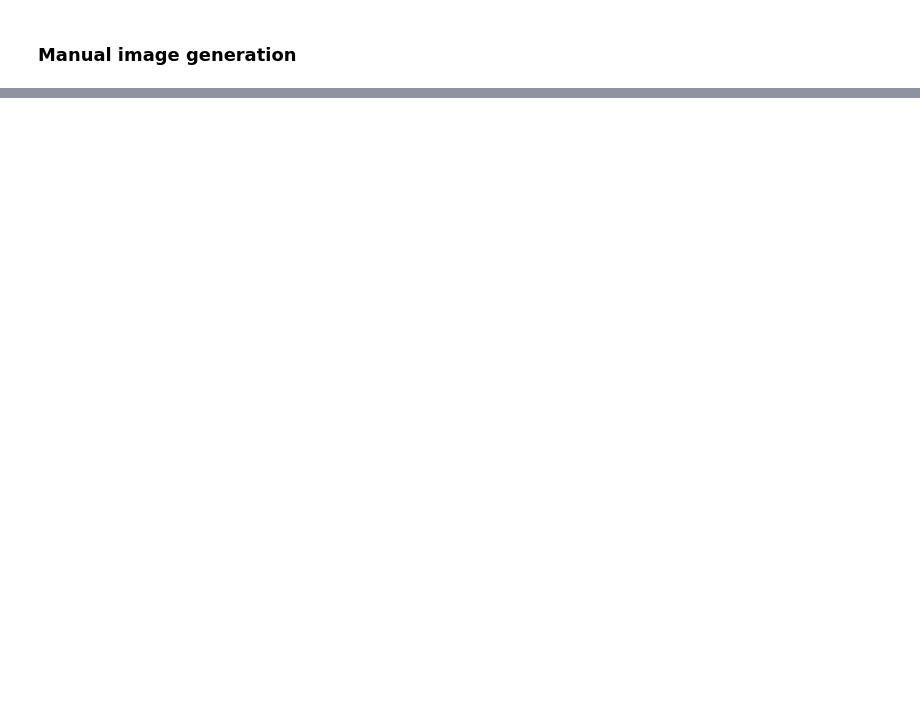
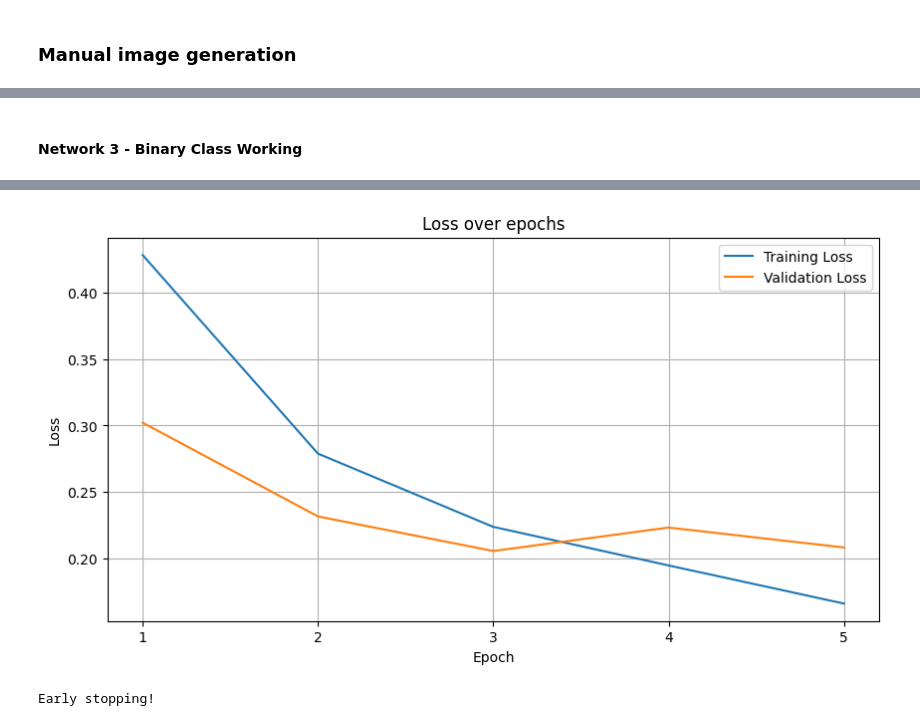
Before and after one commit to sliverofthesun/telescopeImageSim, a Jupyter notebook: Night Sky Object Identification and Mapping.ipynb, the cells around one changed output, grey strips where cells are left out. Saved outputs shown, nothing was run; the diff lists cells and outputs as text; code cells hidden in the pictures; blank space fills up the shorter version.

Commit message:
Binary class model done

```diff
--- a/Night Sky Object Identification and Mapping.ipynb
+++ b/Night Sky Object Identification and Mapping.ipynb
@@ -837,0 +938,2 @@ files.download("/content/imagesForTraining.zip")
+# %% [markdown]
+#### Network 3 - Binary Class Working
@@ -837,0 +1023,70 @@ files.download("/content/imagesForTraining.zip")
+# %%
+import matplotlib.pyplot as plt
+from IPython.display import clear_output
+
+model = ChangeNet()
+optimizer = torch.optim.Adam(model.parameters(), lr=0.0001)
+loss_fn = nn.BCELoss()
+
+epochs = 20
+min_val_loss = float('inf')
+epochs_no_improve = 0
+
+train_losses = []
+valid_losses = []
+
+for epoch in range(epochs):
+    model.train()
+    train_loss = 0
+    for images, labels in train_loader:
+        optimizer.zero_grad()
+        outputs = model(images)
+        loss = loss_fn(outputs, labels)
+        loss.backward()
+        optimizer.step()
+        train_loss += loss.item()
+
+    train_losses.append(train_loss / len(train_loader))
+
+    model.eval()
+    with torch.no_grad():
+        valid_loss = sum(loss_fn(model(images).squeeze(), labels) for images, labels in valid_loader)
+        valid_loss = valid_loss / len(valid_loader)
+        valid_losses.append(valid_loss)
+
+    correct = 0
+    total = 0
+    with torch.no_grad():
+        for images, labels in valid_loader:
+            outputs = model(images).squeeze()
+            predicted = (outputs > 0.5).float()
+            total += labels.size(0)
+            correct += (predicted == labels).sum().item()
+
+    # Clear output and print current losses
+    clear_output(wait=True)
+    print(f'Epoch {epoch+1}, Training Loss: {train_losses[-1]}, Validation Loss: {valid_losses[-1]}')
+    print('Accuracy of the network on the validation set: %d %%' % (100 * correct / total))
+
+    # Plotting
+    plt.figure(figsize=(10, 5))
+    plt.plot(range(1, epoch + 2), train_losses, label='Training Loss')
+    plt.plot(range(1, epoch + 2), valid_losses, label='Validation Loss')
+    plt.title('Loss over epochs')
+    plt.xlabel('Epoch')
+    plt.ylabel('Loss')
+    plt.xticks(range(1, epoch + 2))
+    plt.legend()
+    plt.grid(True)
+    plt.show()
+
+    # In your training loop
+    if valid_loss < min_val_loss:
+        min_val_loss = valid_loss
+        epochs_no_improve = 0
+    else:
+        epochs_no_improve += 1
+        if epochs_no_improve == 2:model.info()
+            print('Early stopping!')
+            break
+# %% [output]
@@ -837,0 +1095,2 @@ files.download("/content/imagesForTraining.zip")
+[figure, added]
+Early stopping!
```
Also changed, not shown: parts of 41 cells of this notebook.
